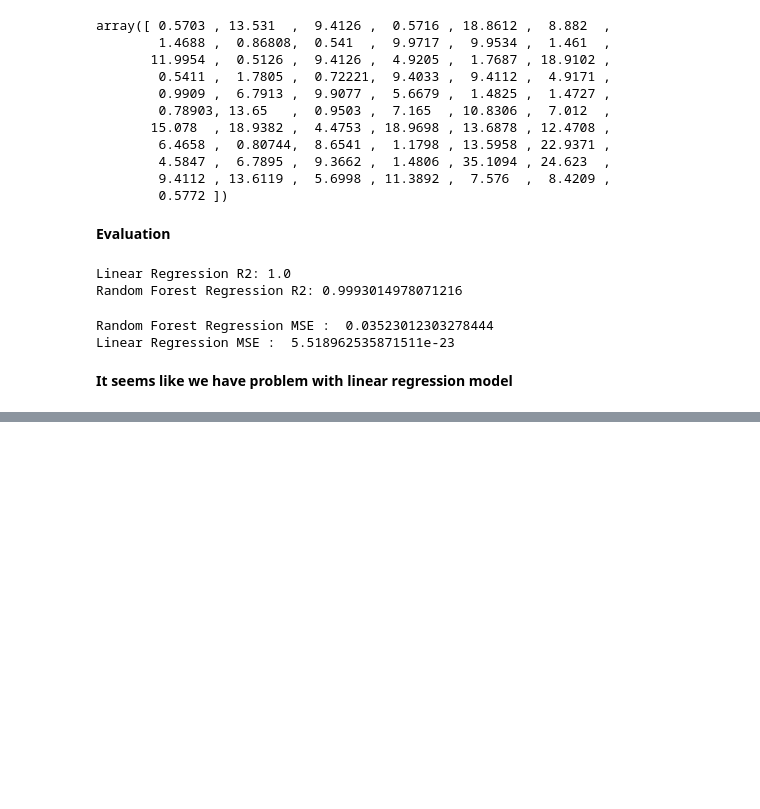
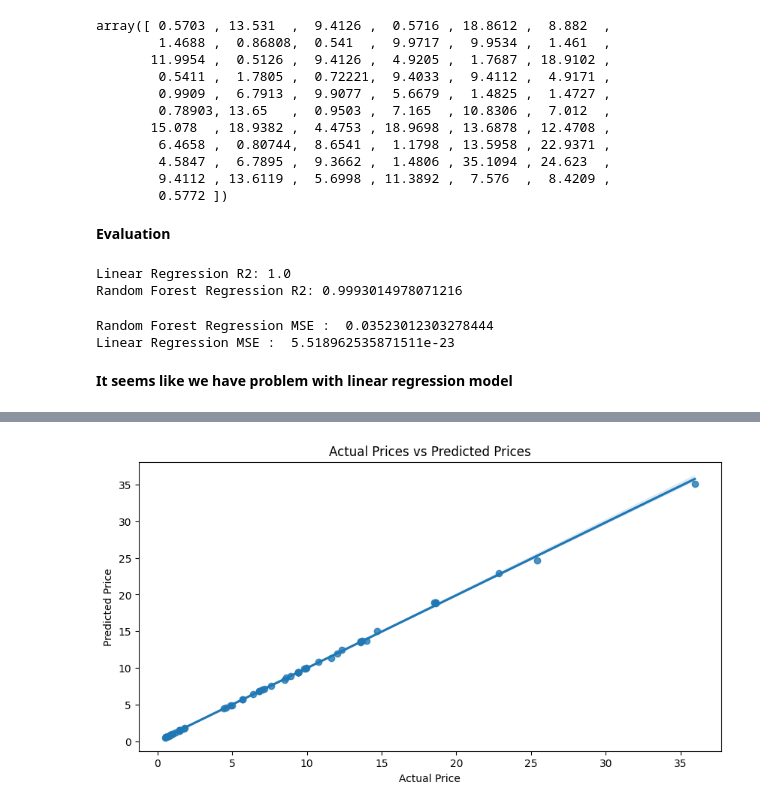
Before and after one commit to alibelhrak/CodeAlpha_Car_Price_Prediction, a Jupyter notebook: CodeAlpha_Car_Price_orediction.ipynb, the cells around one changed output, grey strips where cells are left out. Cells and saved outputs as stored; diff of their text form; code cells hidden in the pictures; blank space fills up the shorter version.

```diff
--- a/CodeAlpha_Car_Price_orediction.ipynb
+++ b/CodeAlpha_Car_Price_orediction.ipynb
@@ -195 +195,11 @@ pred_df
 61 rows × 3 columns
+# %%
+# Create plot
+plt.figure(figsize=(10, 5))
+sns.regplot(x=y_test, y=y_pred_rf)
+plt.xlabel("Actual Price")
+plt.ylabel("Predicted Price")
+plt.title("Actual Prices vs Predicted Prices")
+plt.show()
+# %% [output]
+[figure, added]
```
Also changed, not shown: parts of 1 cell of this notebook.
